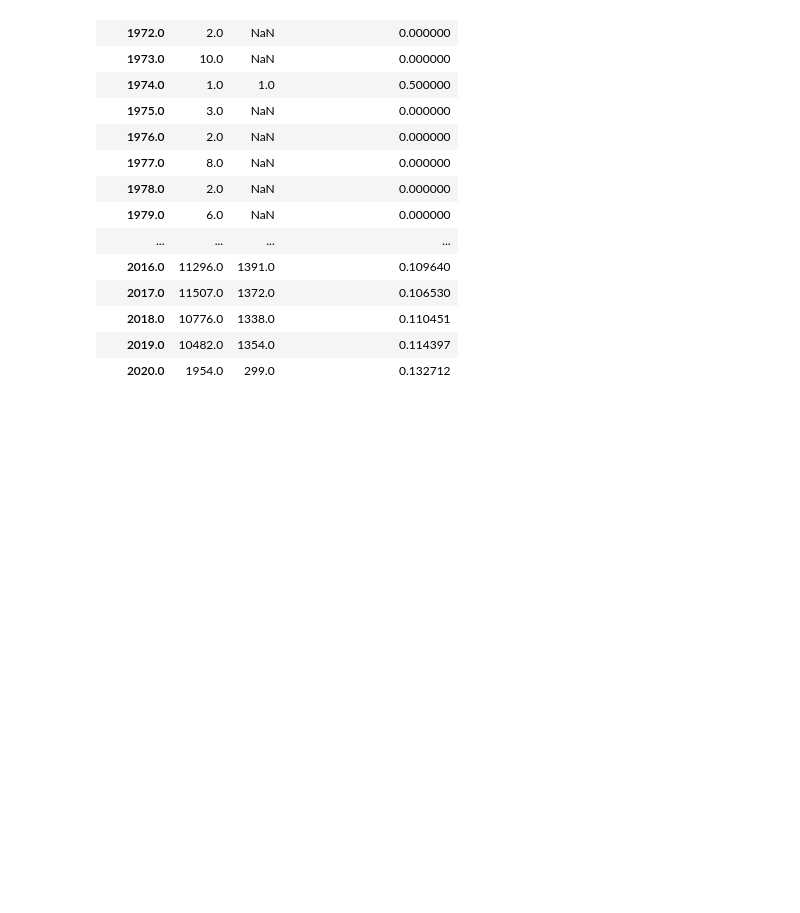
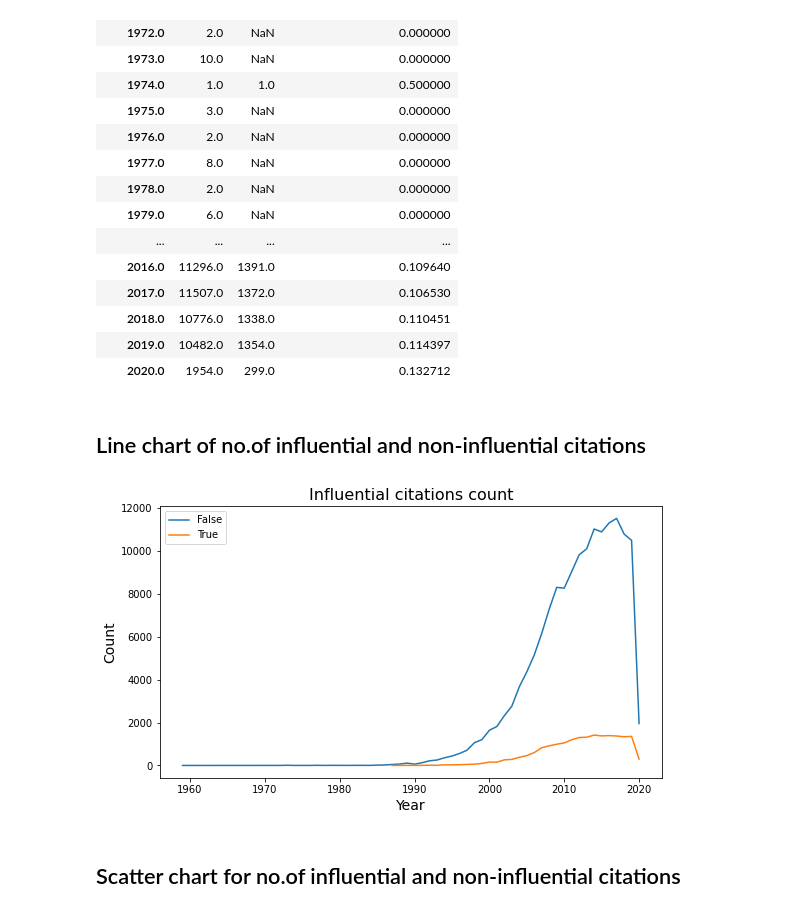
Before and after one commit to havihavish/Big_Data_Visualization, a Jupyter notebook: count_analysis.ipynb, the cells around one changed output. Saved outputs shown, nothing was run; the diff lists cells and outputs as text; code cells hidden in the pictures; blank space fills up the shorter version.

```diff
--- a/count_analysis.ipynb
+++ b/count_analysis.ipynb
@@ -237,3 +252,29 @@ count_year
 | 2020.0 | 1954.0 | 299.0 | 0.132712 |
 # %%
 count_year.to_csv('count_analysis.csv')
+# %% [markdown]
+## Line chart of no.of influential and non-influential citations
+# %%
+import matplotlib.pyplot as plt
+
+# get columns to plot
+columns = count_year.columns.drop('Fraction of influential citations')
+# create x data
+x_data = count_df.year.unique()
+# create figure and axis
+fig, ax = plt.subplots(figsize=(9,5))
+#ax.figure()
+# plot each column
+for column in columns:
+
+    ax.plot(x_data, count_year[column], label=column)
+# set title and legend
+ax.set_title('Influential citations count',fontsize = 16)
+ax.legend()
+plt.xlabel('Year',fontsize = 14)
+plt.ylabel('Count',fontsize = 14)
+plt.show()
+# %% [output]
+[figure, added]
+# %% [markdown]
+## Scatter chart for no.of influential and non-influential citations
```
Also changed, not shown: parts of 30 cells of this notebook.
